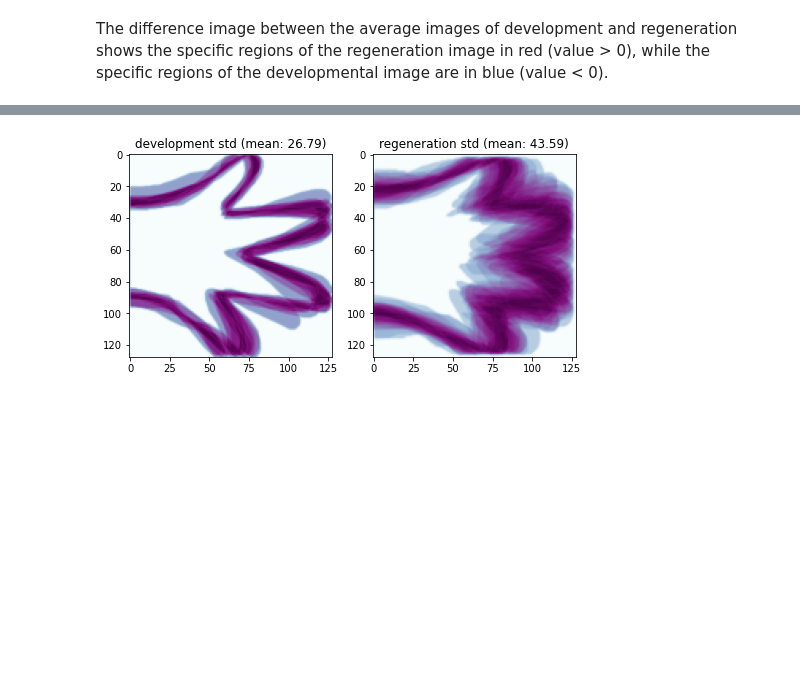
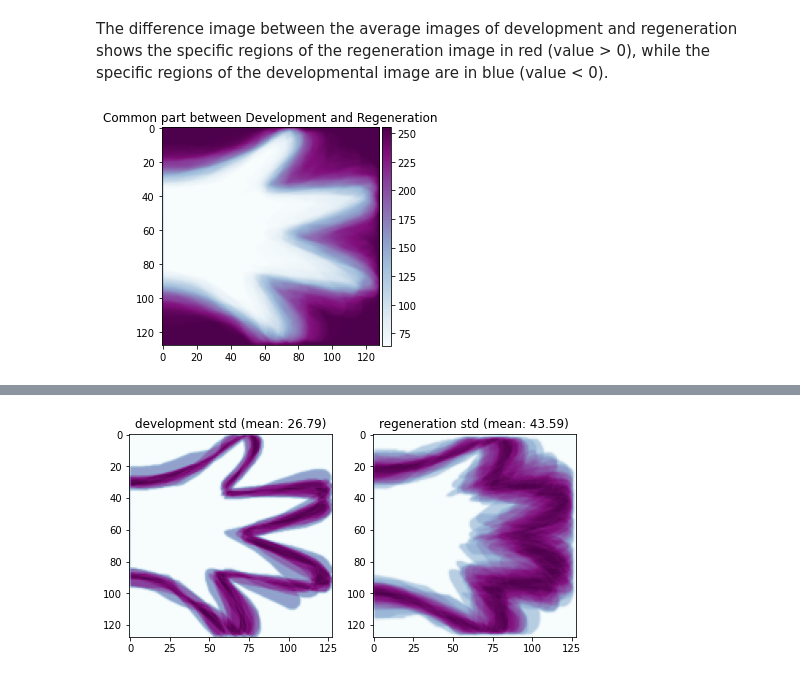
Before and after one commit to Nanguage/Regeneration, a Jupyter notebook: notebooks/comparative_analysis.ipynb, the cells around one changed output, grey strips where cells are left out. Cells and saved outputs as stored; diff of their text form; code cells hidden in the pictures; blank space fills up the shorter version.

```diff
--- a/notebooks/comparative_analysis.ipynb
+++ b/notebooks/comparative_analysis.ipynb
@@ -90,3 +90,14 @@ fig.savefig("../figs/diff_image_development&regeneration.pdf")
 [figure]
 # %% [markdown]
 The difference image between the average images of development and regeneration shows the specific regions of the regeneration image in red (value > 0), while the specific regions of the developmental image are in blue (value < 0).
+# %%
+# find the common part between development and regeneration
+common_image = np.sqrt(mean_images["development"] * mean_images["regeneration"])
+fig, ax = plt.subplots(1, 1, figsize=(img_size[0], img_size[1]))
+ax.imshow(common_image, cmap="BuPu")
+ax.set_title("Common part between Development and Regeneration")
+cax = fig.add_axes([0.9, 0.12, 0.03, 0.76])
+cbar = fig.colorbar(ax.images[0], cax=cax)
+fig.savefig("../figs/common_image_development&regeneration.pdf")
+# %% [output]
+[figure, added]
```
Also changed, not shown: parts of 3 cells of this notebook, 5 other files.
